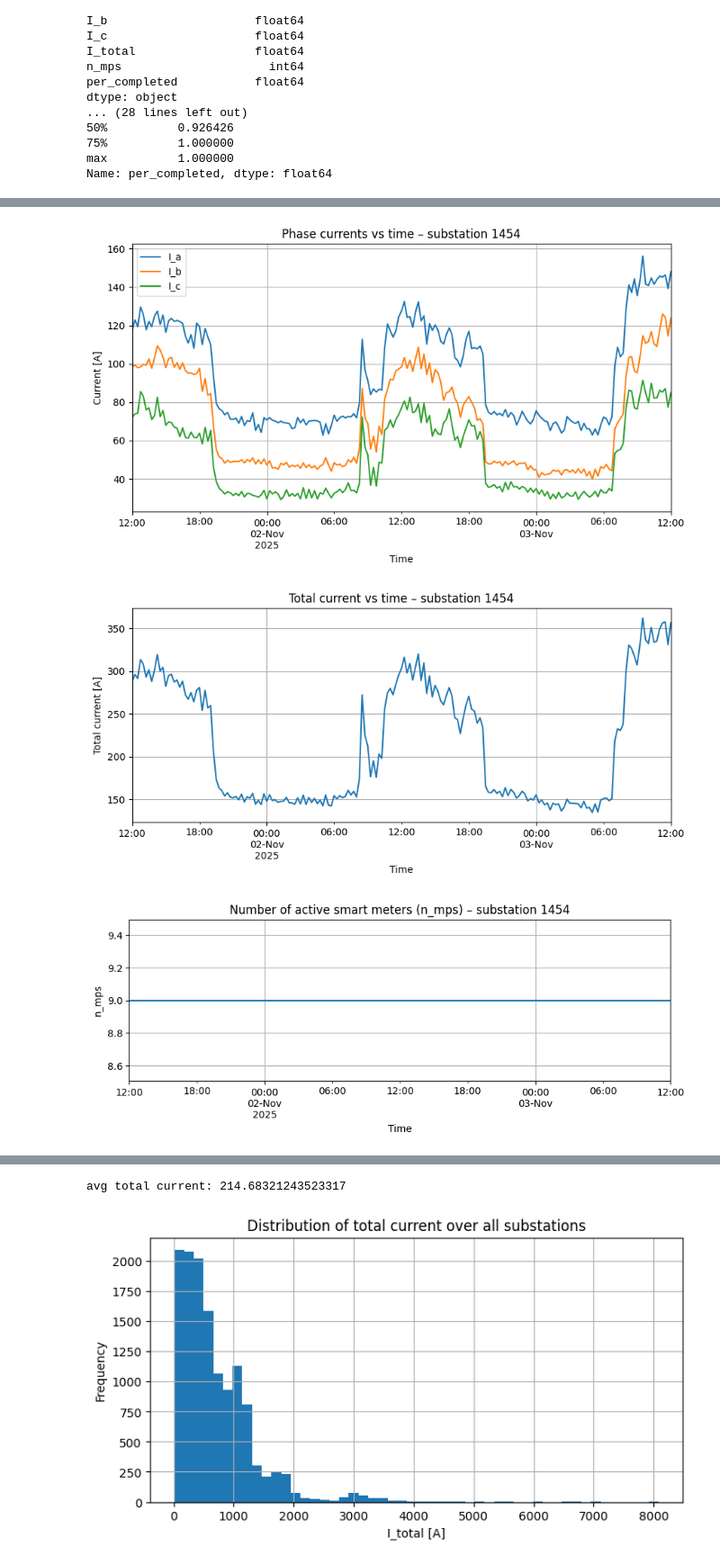
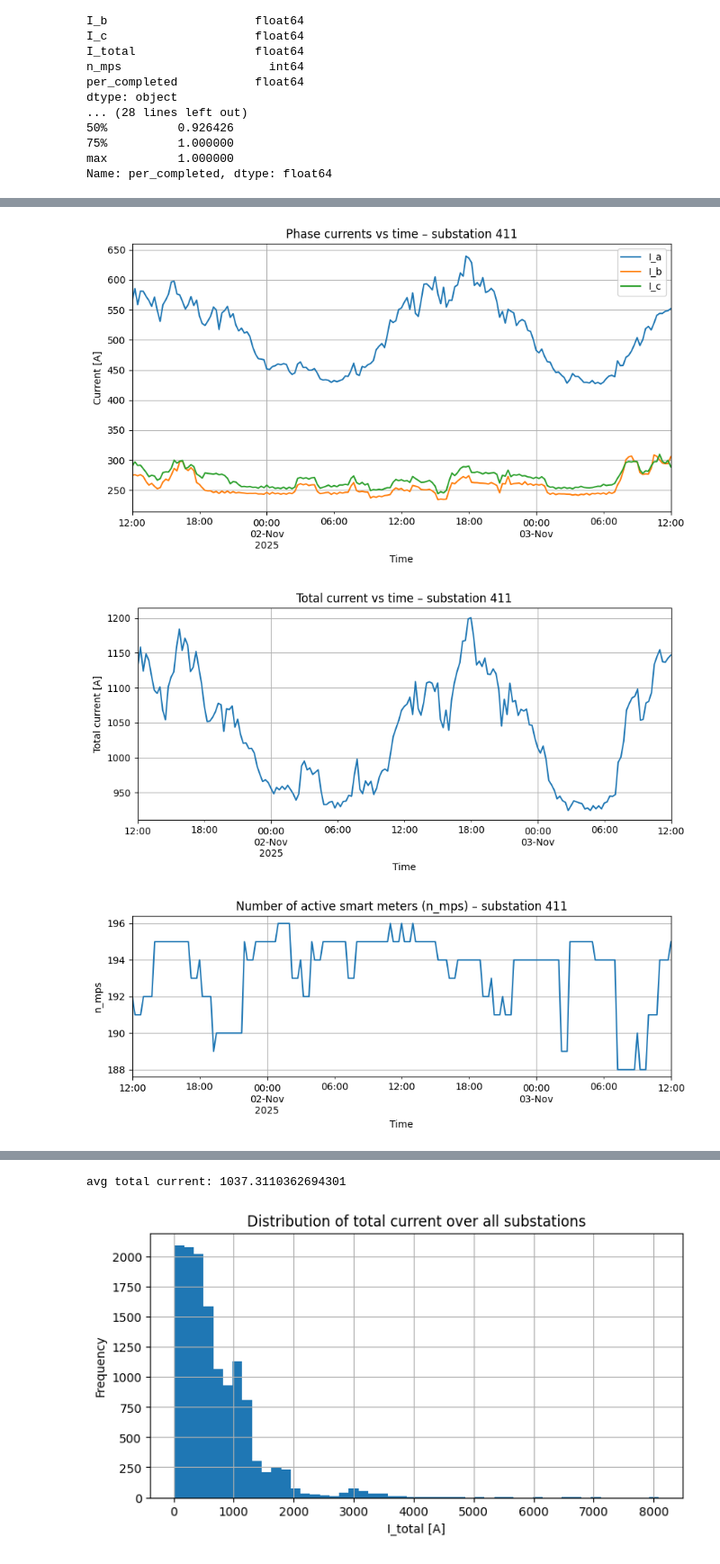
Before and after one commit to MindisBlank/Jasonaq_thesis, a Jupyter notebook: notebooks/SmartmeterLookup.ipynb, the cells around one changed output, grey strips where cells are left out. Shown at 90% size. Cells and saved outputs as stored; diff of their text form; code cells hidden in the pictures.

```diff
--- a/notebooks/SmartmeterLookup.ipynb
+++ b/notebooks/SmartmeterLookup.ipynb
@@ -91,7 +91,7 @@ substation_stats.head()
 | 3 | 173 | 332.174922 | 263.213808 | 248.129067 | 843.517798 | 1174.81 | 0.471429 | 193 |
 | 4 | 176 | 429.306451 | 369.921606 | 359.370104 | 1158.598161 | 1685.89 | 0.571429 | 193 |
 # %%
-sub_id = 1454  # <-- change this
+sub_id = 411  # <-- change this
 
 df_one = df_sm[df_sm["substation_id"] == sub_id].copy()
 df_one = df_one.sort_values("ts").set_index("ts")
@@ -103,33 +103,33 @@ plt.xlabel("Time")
 plt.ylabel("Current [A]")
 plt.grid(True)
 plt.show()
 
 # ---- Total current ----
 df_one["I_total"].plot(figsize=(10, 4))
 plt.title(f"Total current vs time – substation {sub_id}")
 plt.xlabel("Time")
 plt.ylabel("Total current [A]")
 plt.grid(True)
 plt.show()
 
 # ---- n_mps ----
 df_one["n_mps"].plot(figsize=(10, 3))
 plt.title(f"Number of active smart meters (n_mps) – substation {sub_id}")
 plt.xlabel("Time")
 plt.ylabel("n_mps")
 plt.grid(True)
 plt.show()
 
 # ---- per_completed ----
 df_one["per_completed"].plot(figsize=(10, 3))
 plt.title(f"Smart meter completeness (per_completed) – substation {sub_id}")
 plt.xlabel("Time")
 plt.ylabel("per_completed (0–1)")
 plt.grid(True)
 plt.show()
 
 print("avg total current:", df_one["I_total"].mean())
 # %% [output]
-[figure, old version]
+[figure, new version]
-[figure, old version]
+[figure, new version]
-[figure, old version]
+[figure, new version]
@@ -137,4 +137,4 @@ print("avg total current:", df_one["I_total"].mean())
-avg total current: 214.68321243523317
+avg total current: 1037.3110362694301
 # %%
 df_sm["I_total"].plot(kind="hist", bins=50, figsize=(8, 4))
 plt.title("Distribution of total current over all substations")
```
Also changed, not shown: parts of 1 cell of this notebook, 5 other files.
